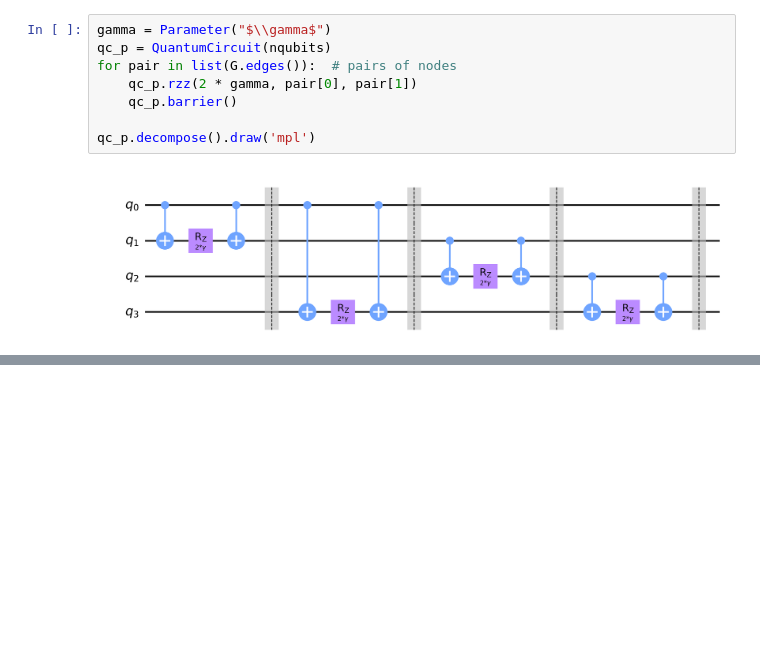
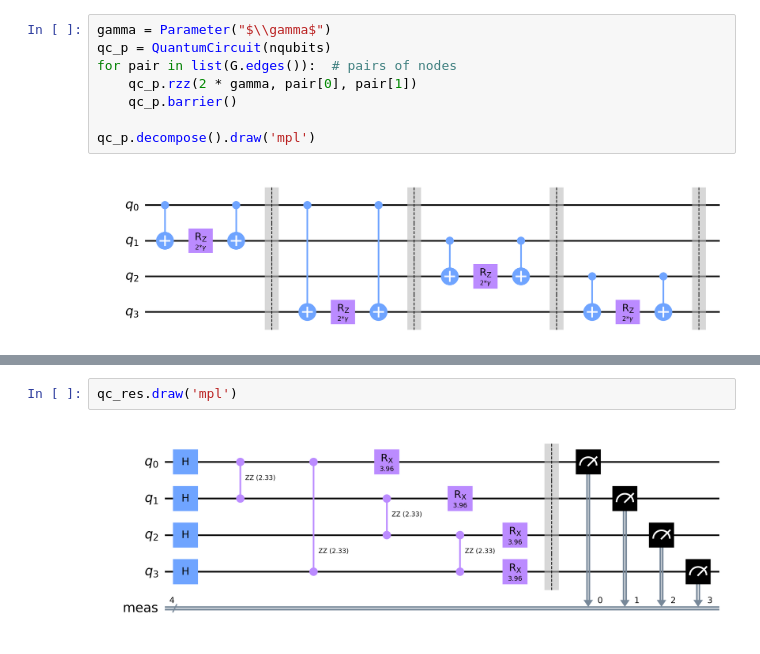
Before and after one commit to delgadoandrea/NotebooksIntroALaQC, a Jupyter notebook: QAOA.ipynb, the cells around one changed output, grey strips where cells are left out. Drawn from its saved outputs; the diff is of its cells as text; blank space fills up the shorter version.

```diff
--- a/QAOA.ipynb
+++ b/QAOA.ipynb
@@ -75,0 +182,4 @@ qc_p.decompose().draw('mpl')
+# %%
+qc_res.draw('mpl')
+# %% [output]
+[figure, added]
```
Also changed, not shown: parts of 15 cells of this notebook.
